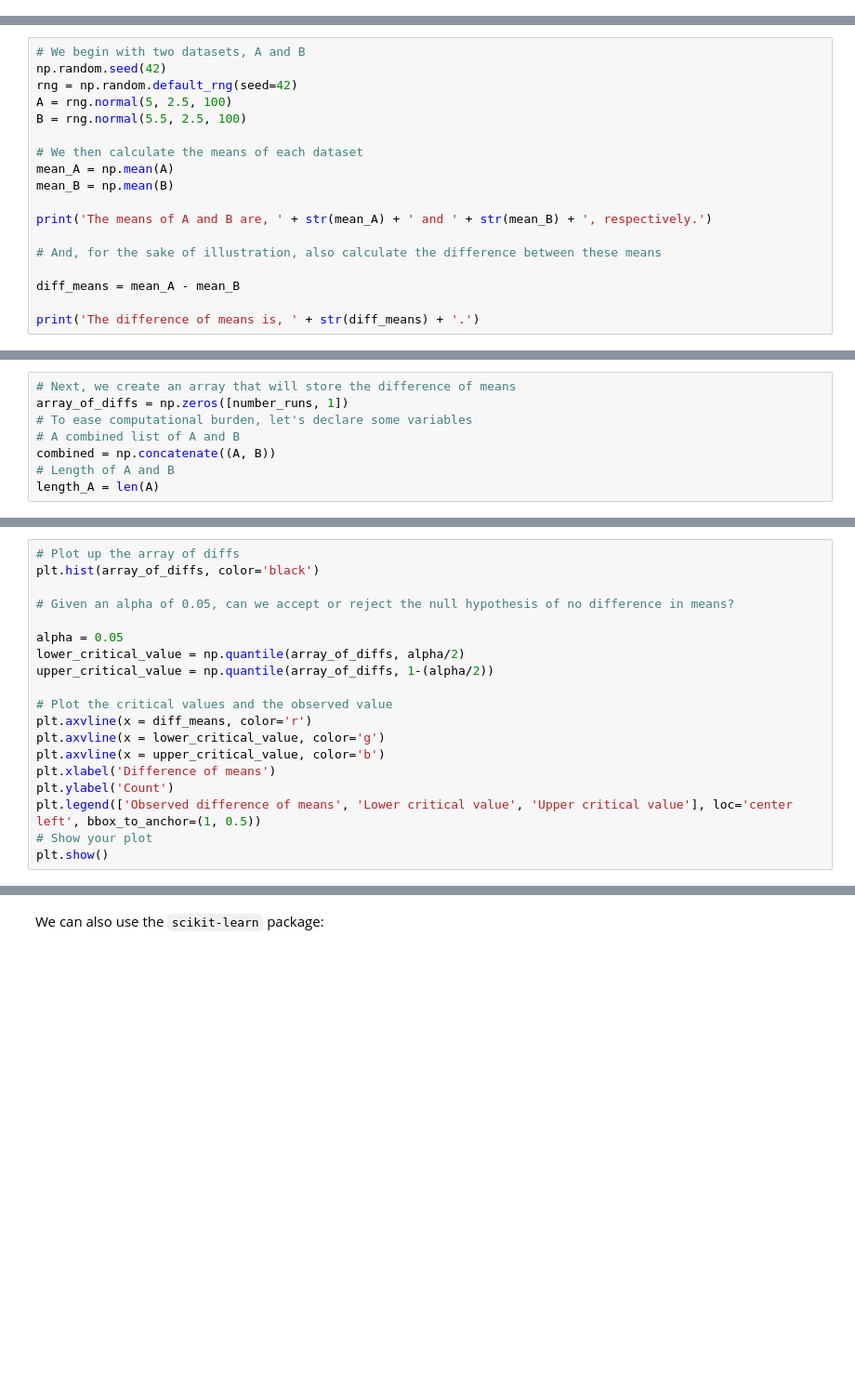
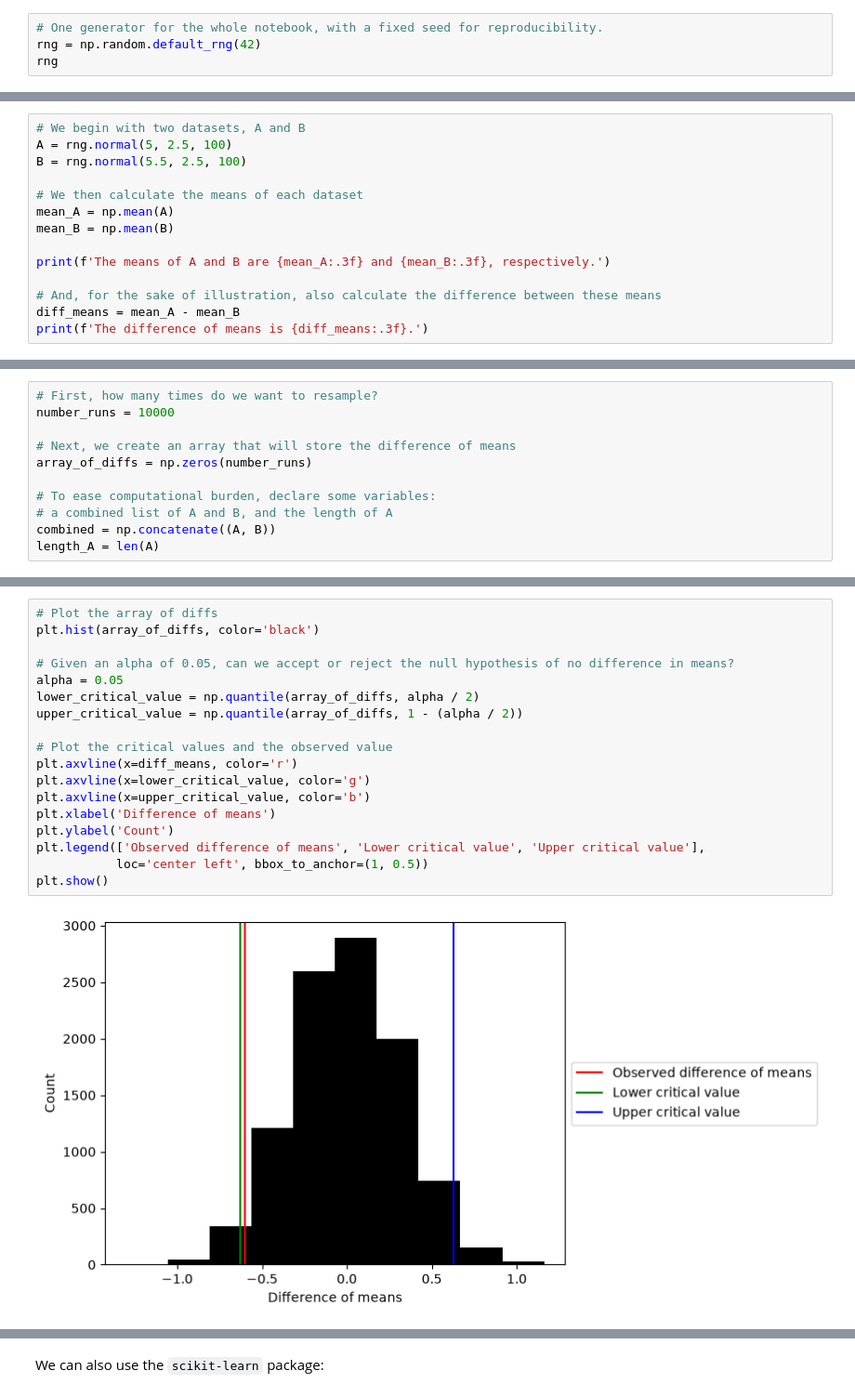
Before and after one commit to geo-smart/mlgeo-book, a Jupyter notebook: book/Chapter2-DataManipulation/2.6_resampling.ipynb, the cells around one changed output, grey strips where cells are left out. Shown at 93% size. Drawn from its saved outputs; the diff is of its cells as text; blank space fills up the shorter version.

```diff
--- a/book/Chapter2-DataManipulation/2.6_resampling.ipynb
+++ b/book/Chapter2-DataManipulation/2.6_resampling.ipynb
@@ -32,0 +20,4 @@ rng
+# %%
+# One generator for the whole notebook, with a fixed seed for reproducibility.
+rng = np.random.default_rng(42)
+rng
@@ -41,7 +32,5 @@ Given two datasets, $A$ and $B$, and a parameter, $x$, we can randomly assign ob
 # %%
 # We begin with two datasets, A and B
-np.random.seed(42)
-rng = np.random.default_rng(seed=42)
 A = rng.normal(5, 2.5, 100)
 B = rng.normal(5.5, 2.5, 100)
 
@@ -49,10 +38,8 @@ B = rng.normal(5.5, 2.5, 100)
 mean_A = np.mean(A)
 mean_B = np.mean(B)
 
-print('The means of A and B are, ' + str(mean_A) + ' and ' + str(mean_B) + ', respectively.')
+print(f'The means of A and B are {mean_A:.3f} and {mean_B:.3f}, respectively.')
 
 # And, for the sake of illustration, also calculate the difference between these means
-
 diff_means = mean_A - mean_B
-
-print('The difference of means is, ' + str(diff_means) + '.')
+print(f'The difference of means is {diff_means:.3f}.')
@@ -64,8 +51,11 @@ number_runs = 10000
 # %%
+# First, how many times do we want to resample?
+number_runs = 10000
+
 # Next, we create an array that will store the difference of means
-array_of_diffs = np.zeros([number_runs, 1])
-# To ease computational burden, let's declare some variables
-# A combined list of A and B
+array_of_diffs = np.zeros(number_runs)
+
+# To ease computational burden, declare some variables:
+# a combined list of A and B, and the length of A
 combined = np.concatenate((A, B))
-# Length of A and B
 length_A = len(A)
@@ -84,24 +71,25 @@ for i in range(number_runs):
     # Calculate and store a difference of means
     array_of_diffs[i] = np.mean(new_A) - np.mean(new_B)
 # %%
-# Plot up the array of diffs
+# Plot the array of diffs
 plt.hist(array_of_diffs, color='black')
 
 # Given an alpha of 0.05, can we accept or reject the null hypothesis of no difference in means?
-
 alpha = 0.05
-lower_critical_value = np.quantile(array_of_diffs, alpha/2)
-upper_critical_value = np.quantile(array_of_diffs, 1-(alpha/2))
+lower_critical_value = np.quantile(array_of_diffs, alpha / 2)
+upper_critical_value = np.quantile(array_of_diffs, 1 - (alpha / 2))
 
 # Plot the critical values and the observed value
-plt.axvline(x = diff_means, color='r')
-plt.axvline(x = lower_critical_value, color='g')
-plt.axvline(x = upper_critical_value, color='b')
+plt.axvline(x=diff_means, color='r')
+plt.axvline(x=lower_critical_value, color='g')
+plt.axvline(x=upper_critical_value, color='b')
 plt.xlabel('Difference of means')
 plt.ylabel('Count')
-plt.legend(['Observed difference of means', 'Lower critical value', 'Upper critical value'], loc='center left', bbox_to_anchor=(1, 0.5))
-# Show your plot
+plt.legend(['Observed difference of means', 'Lower critical value', 'Upper critical value'],
+           loc='center left', bbox_to_anchor=(1, 0.5))
 plt.show()
+# %% [output]
+[figure, added]
 # %% [markdown]
 ### 1.2 Bootstrapping
 
```
Also changed, not shown: parts of 90 cells of this notebook, 11 other files.
